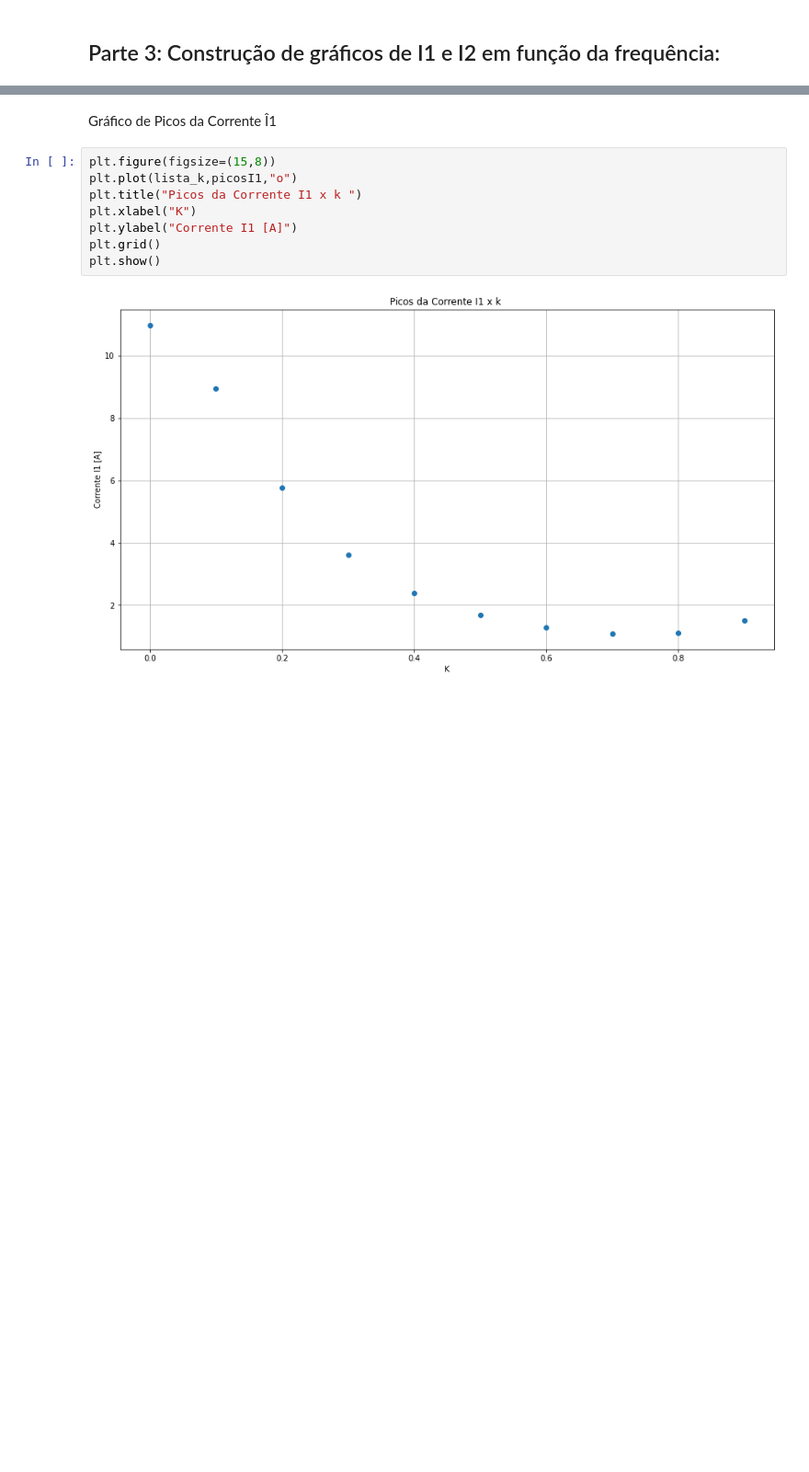
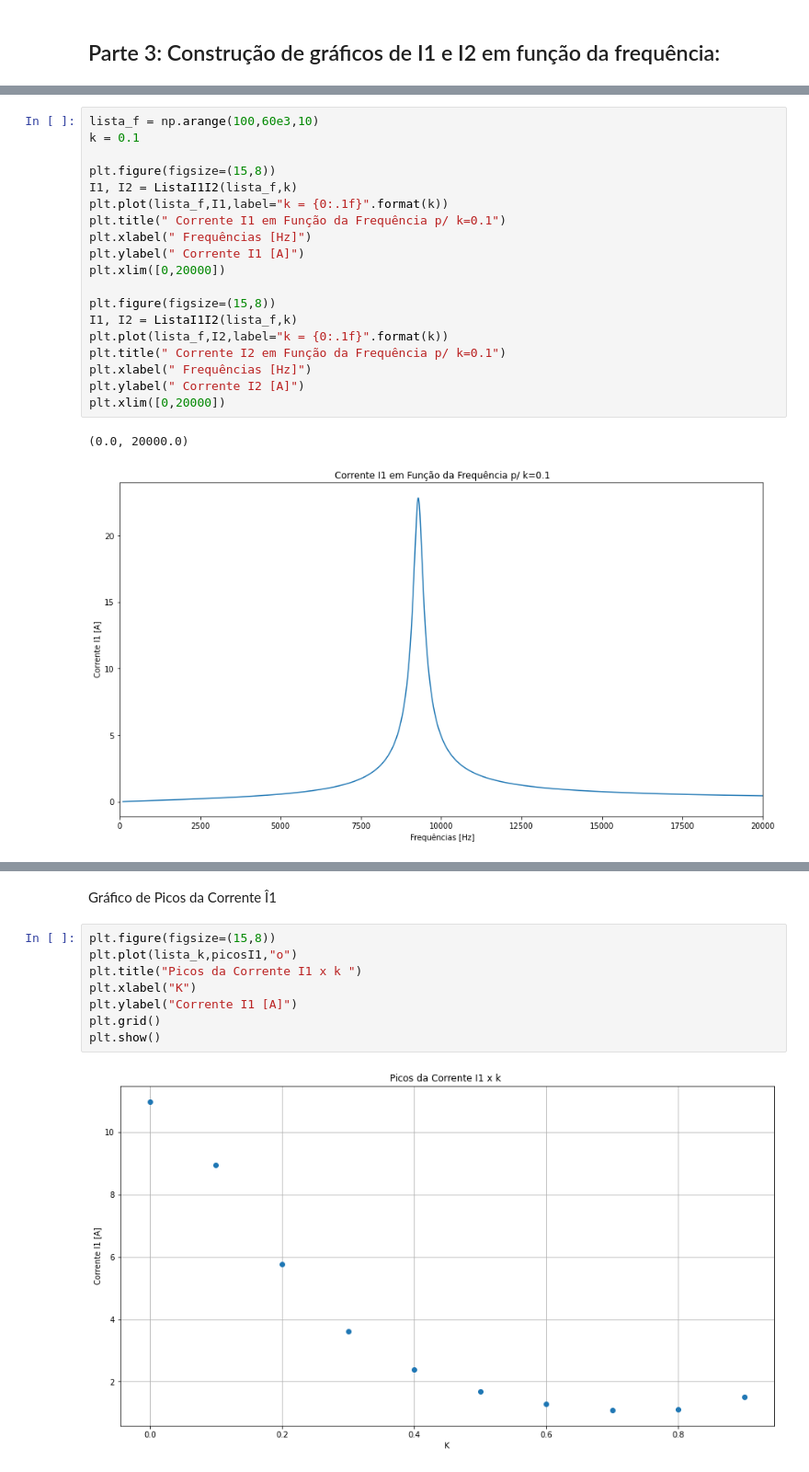
Before and after one commit to jvpazotti/Proj-Eletromag, a Jupyter notebook: Projeto-NovasVariaveis.ipynb, the cells around one changed output, grey strips where cells are left out. Shown at 92% size. Cells and saved outputs as stored; diff of their text form; blank space fills up the shorter version.

```diff
--- a/Projeto-NovasVariaveis.ipynb
+++ b/Projeto-NovasVariaveis.ipynb
@@ -132,0 +163,22 @@ print(lista_f)
+# %%
+lista_f = np.arange(100,60e3,10)
+k = 0.1
+
+plt.figure(figsize=(15,8))
+I1, I2 = ListaI1I2(lista_f,k)
+plt.plot(lista_f,I1,label="k = {0:.1f}".format(k))
+plt.title(" Corrente I1 em Função da Frequência p/ k=0.1")
+plt.xlabel(" Frequências [Hz]")
+plt.ylabel(" Corrente I1 [A]")
+plt.xlim([0,20000])
+
+plt.figure(figsize=(15,8))
+I1, I2 = ListaI1I2(lista_f,k)
+plt.plot(lista_f,I2,label="k = {0:.1f}".format(k))
+plt.title(" Corrente I2 em Função da Frequência p/ k=0.1")
+plt.xlabel(" Frequências [Hz]")
+plt.ylabel(" Corrente I2 [A]")
+plt.xlim([0,20000])
+# %% [output]
+(0.0, 20000.0)
+[figure, added]
```
Also changed, not shown: parts of 24 cells of this notebook.
